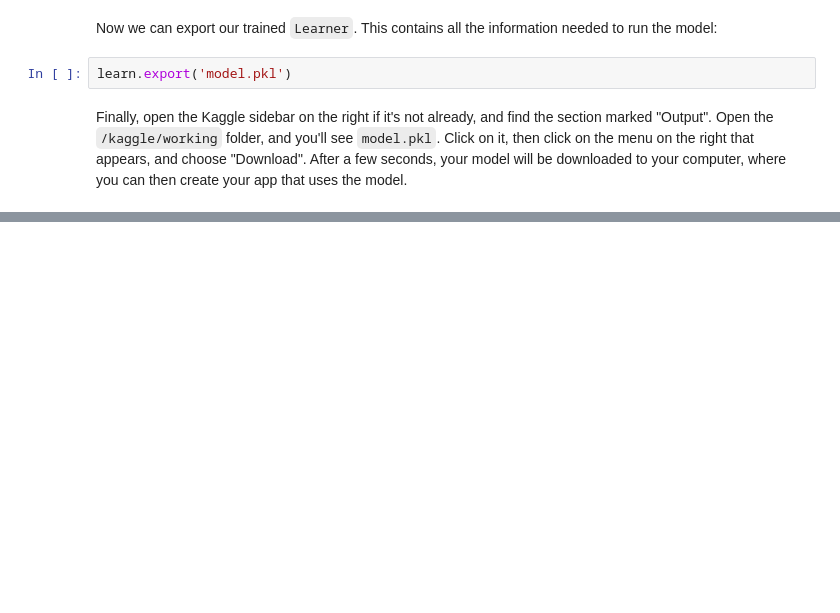
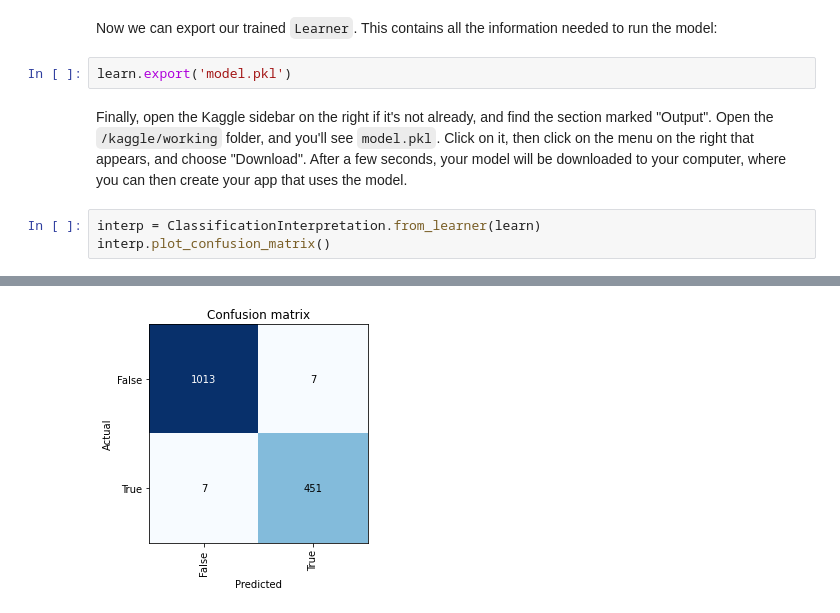
Before and after one commit to nataliazdorovtsova/fastai, a Jupyter notebook: saving-a-basic-fastai-model.ipynb, the cells around one changed output, grey strips where cells are left out. Cells and saved outputs as stored; diff of their text form; blank space fills up the shorter version.

```diff
--- a/saving-a-basic-fastai-model.ipynb
+++ b/saving-a-basic-fastai-model.ipynb
@@ -64,3 +64,7 @@ Now we can export our trained `Learner`. This contains all the information neede
 learn.export('model.pkl')
 # %% [markdown]
 Finally, open the Kaggle sidebar on the right if it's not already, and find the section marked "Output". Open the `/kaggle/working` folder, and you'll see `model.pkl`. Click on it, then click on the menu on the right that appears, and choose "Download". After a few seconds, your model will be downloaded to your computer, where you can then create your app that uses the model.
+# %%
+interp = ClassificationInterpretation.from_learner(learn)
+interp.plot_confusion_matrix()
+# %% [output]
@@ -66,0 +73 @@ Finally, open the Kaggle sidebar on the right if it's not already, and find the
+[figure, added]
```
Also changed, not shown: parts of 6 cells of this notebook.
